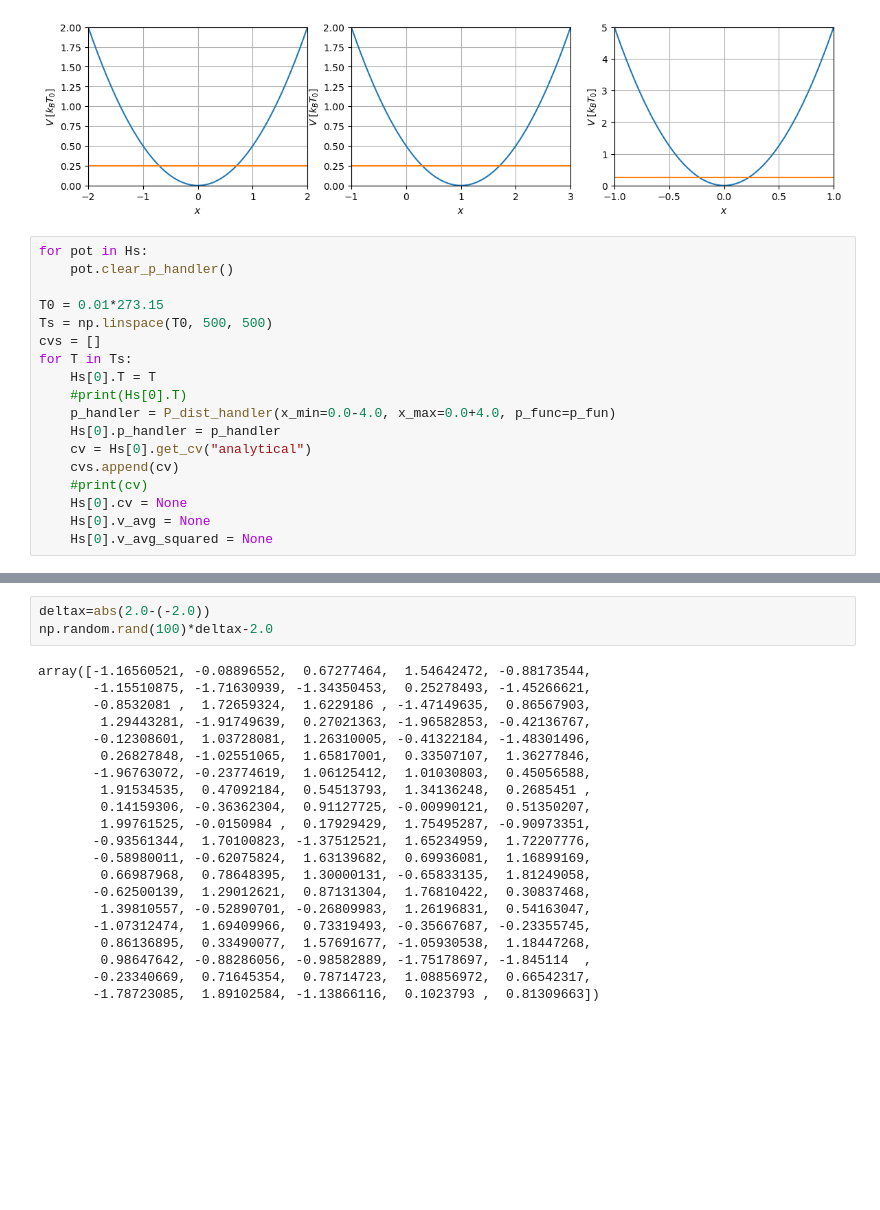
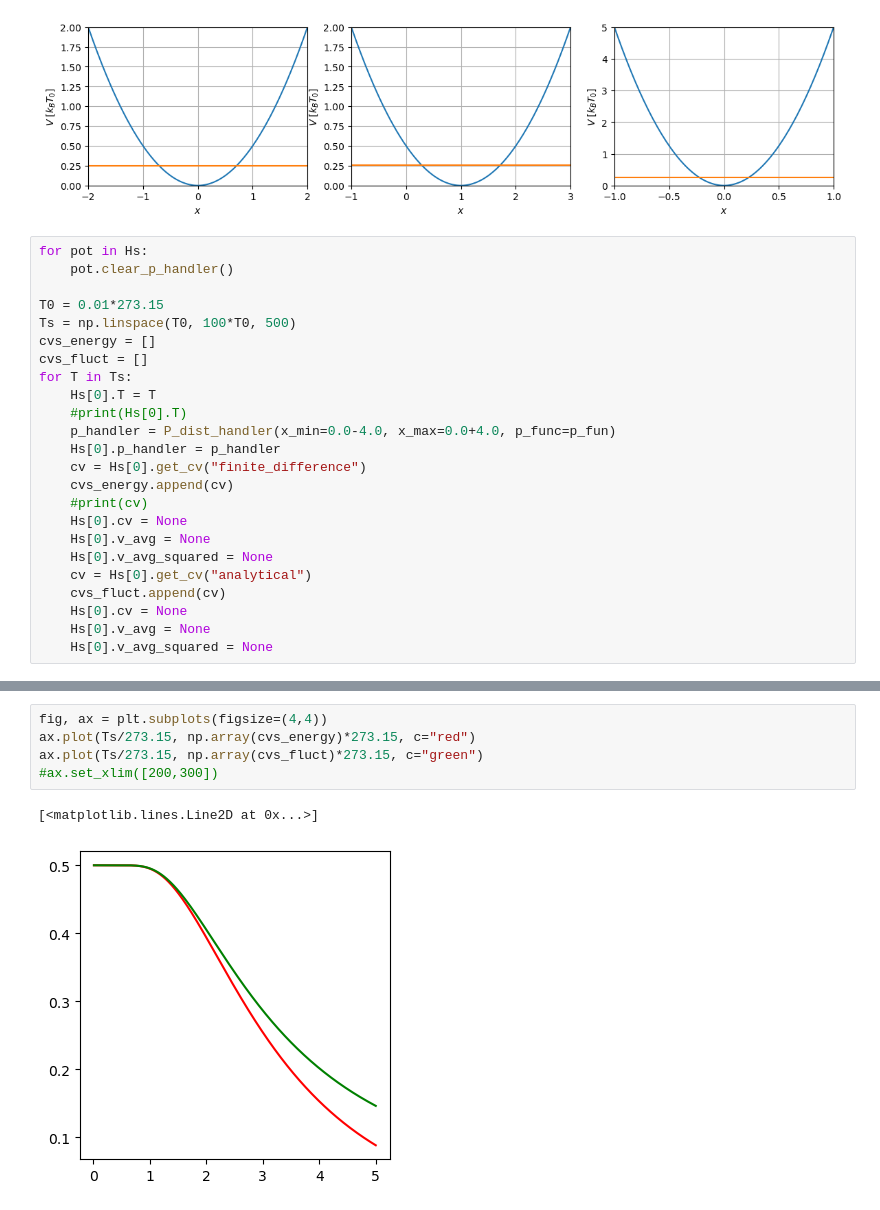
Before and after one commit to karsten3112/Computational-Physics, a Jupyter notebook: Week2/exercise6.ipynb, the cells around one changed output, grey strips where cells are left out. Drawn from its saved outputs; the diff is of its cells as text; blank space fills up the shorter version.

Commit message:
added cv-plot

```diff
--- a/Week2/exercise6.ipynb
+++ b/Week2/exercise6.ipynb
@@ -215,16 +210,22 @@ for pot in Hs:
     pot.clear_p_handler()
 
 T0 = 0.01*273.15
-Ts = np.linspace(T0, 500, 500)
-cvs = []
+Ts = np.linspace(T0, 100*T0, 500)
+cvs_energy = []
+cvs_fluct = []
 for T in Ts:
     Hs[0].T = T
     #print(Hs[0].T)
     p_handler = P_dist_handler(x_min=0.0-4.0, x_max=0.0+4.0, p_func=p_fun)
     Hs[0].p_handler = p_handler
-    cv = Hs[0].get_cv("analytical")
-    cvs.append(cv)
+    cv = Hs[0].get_cv("finite_difference")
+    cvs_energy.append(cv)
     #print(cv)
     Hs[0].cv = None
     Hs[0].v_avg = None
     Hs[0].v_avg_squared = None
+    cv = Hs[0].get_cv("analytical")
+    cvs_fluct.append(cv)
+    Hs[0].cv = None
+    Hs[0].v_avg = None
+    Hs[0].v_avg_squared = None
@@ -240,24 +232,8 @@ ax.plot(Ts, cvs)
-# %%
-deltax=abs(2.0-(-2.0))
-np.random.rand(100)*deltax-2.0
-# %% [output]
-array([-1.16560521, -0.08896552,  0.67277464,  1.54642472, -0.88173544,
-       -1.15510875, -1.71630939, -1.34350453,  0.25278493, -1.45266621,
-       -0.8532081 ,  1.72659324,  1.6229186 , -1.47149635,  0.86567903,
-        1.29443281, -1.91749639,  0.27021363, -1.96582853, -0.42136767,
-       -0.12308601,  1.03728081,  1.26310005, -0.41322184, -1.48301496,
-        0.26827848, -1.02551065,  1.65817001,  0.33507107,  1.36277846,
-       -1.96763072, -0.23774619,  1.06125412,  1.01030803,  0.45056588,
-        1.91534535,  0.47092184,  0.54513793,  1.34136248,  0.2685451 ,
-        0.14159306, -0.36362304,  0.91127725, -0.00990121,  0.51350207,
-        1.99761525, -0.0150984 ,  0.17929429,  1.75495287, -0.90973351,
-       -0.93561344,  1.70100823, -1.37512521,  1.65234959,  1.72207776,
-       -0.58980011, -0.62075824,  1.63139682,  0.69936081,  1.16899169,
-        0.66987968,  0.78648395,  1.30000131, -0.65833135,  1.81249058,
-       -0.62500139,  1.29012621,  0.87131304,  1.76810422,  0.30837468,
-        1.39810557, -0.52890701, -0.26809983,  1.26196831,  0.54163047,
-       -1.07312474,  1.69409966,  0.73319493, -0.35667687, -0.23355745,
-        0.86136895,  0.33490077,  1.57691677, -1.05930538,  1.18447268,
-        0.98647642, -0.88286056, -0.98582889, -1.75178697, -1.845114  ,
-       -0.23340669,  0.71645354,  0.78714723,  1.08856972,  0.66542317,
-       -1.78723085,  1.89102584, -1.13866116,  0.1023793 ,  0.81309663])
+# %%
+fig, ax = plt.subplots(figsize=(4,4))
+ax.plot(Ts/273.15, np.array(cvs_energy)*273.15, c="red")
+ax.plot(Ts/273.15, np.array(cvs_fluct)*273.15, c="green")
+#ax.set_xlim([200,300])
+# %% [output]
+[<matplotlib.lines.Line2D at 0x...>]
+[figure, added]
```
Also changed, not shown: parts of 3 cells of this notebook.
